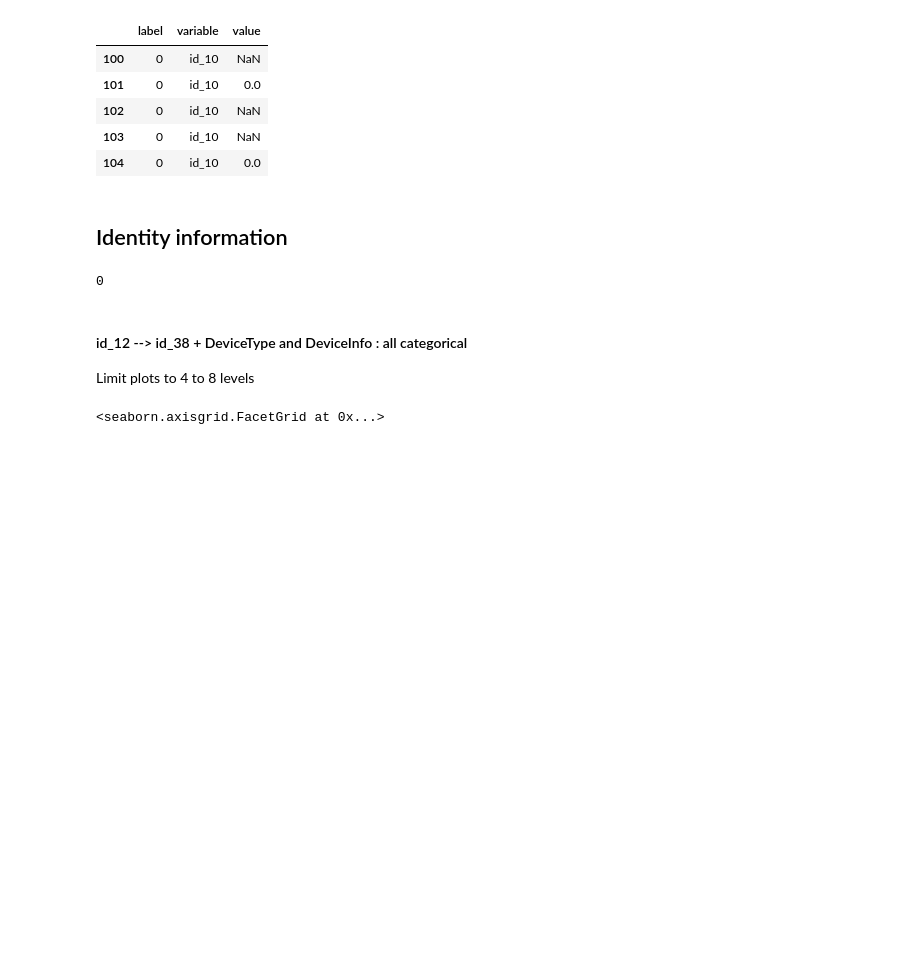
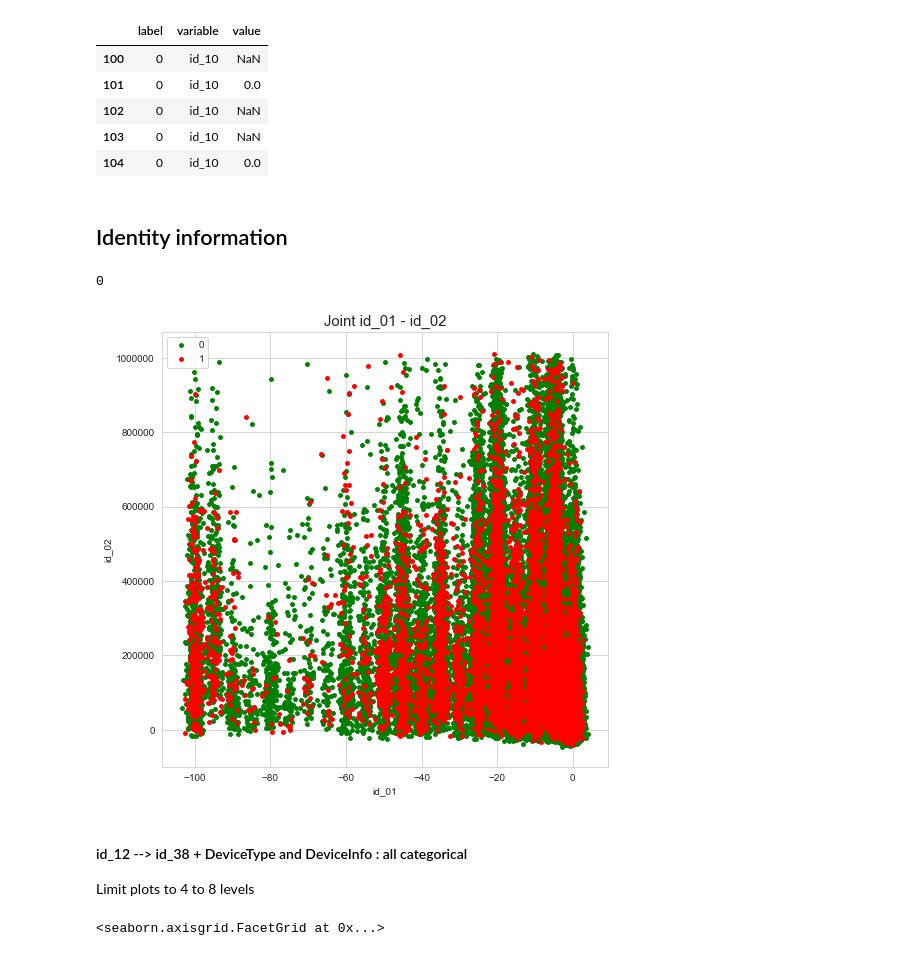
Before and after one commit to andfanilo/ieee-fraud-detection, a Jupyter notebook: notebooks/exploratory/Univariate-bivariate EDA.ipynb, the cells around one changed output. Drawn from its saved outputs; the diff is of its cells as text; code cells hidden in the pictures; blank space fills up the shorter version.

```diff
--- a/notebooks/exploratory/Univariate-bivariate EDA.ipynb
+++ b/notebooks/exploratory/Univariate-bivariate EDA.ipynb
@@ -67,6 +67,11 @@ save_pairplots(X, [f"id_{i:02}" for i in range(1, 12)], f"../../reports/figures/
 gc.collect()
 # %% [output]
 0
+# %%
+plot_joint(X.fillna(-1), "id_01", "id_02", True)
+plt.show()
+# %% [output]
+[figure, added]
 # %% [markdown]
 #### id_12 --> id_38 + DeviceType and DeviceInfo : all categorical
 
```
Also changed, not shown: parts of 3 cells of this notebook, 8 other files.
